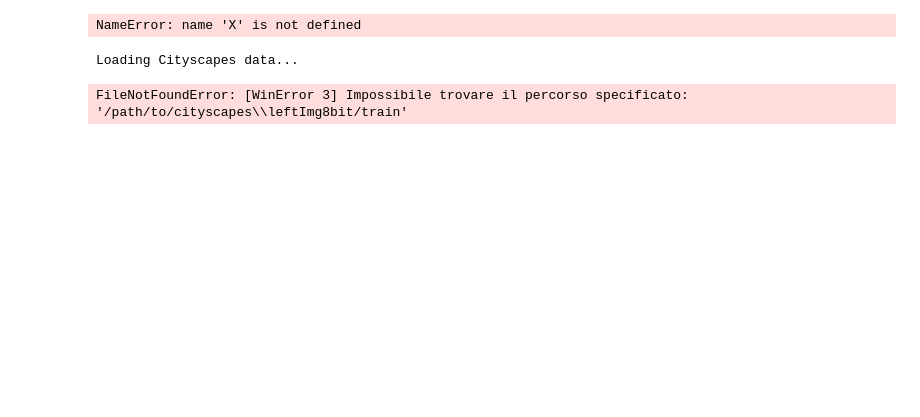
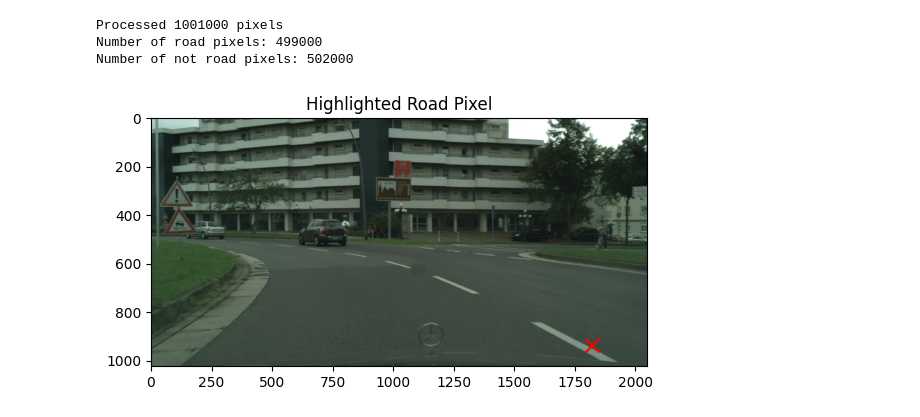
Before and after one commit to tommasosommaruga/CV_project, a Jupyter notebook: dumb_pixel_clssifier.ipynb, the cells around one changed output. Drawn from its saved outputs; the diff is of its cells as text; code cells hidden in the pictures; blank space fills up the shorter version.

Commit message:
fixed pixel classifier

```diff
--- a/dumb_pixel_clssifier.ipynb
+++ b/dumb_pixel_clssifier.ipynb
@@ -74,7 +93,54 @@ X, y = preprocess_data(image_label_pairs)
-# %%
-print(f"Processed {len(X)} pixels")
-# %% [output]
-NameError: name 'X' is not defined
+# %%
+print(f"Processed {len(X)} pixels")
+print(f"Number of road pixels: {np.sum(y)}")
+print(f"Number of not road pixels: {len(y) - np.sum(y)}")
+# %% [output]
+Processed 1001000 pixels
+Number of road pixels: 499000
+Number of not road pixels: 502000
+# %%
+def plot_random_road_pixel(image_path, label_path, pixels_per_image=1000):
+    """
+    Load an image and its label, and highlight a randomly selected road pixel.
+
+    Parameters:
+        image_path (str): Path to the RGB image.
+        label_path (str): Path to the label image.
+        pixels_per_image (int): Number of pixels to sample from the image.
+    """
+    # Load the image and label
+    image = cv2.imread(image_path, cv2.IMREAD_COLOR)
+    label_img = cv2.imread(label_path, cv2.IMREAD_UNCHANGED)
+
+    # Flatten image and labels into 1D arrays
+    image_pixels = image.reshape(-1, 3)  # RGB values
+    label_pixels = label_img.flatten()  # Label IDs
+
+    # Filter for road (TrainId = 7)
+    road_mask = (label_pixels == 7)
+    road_pixels = image_pixels[road_mask]
+
+    # Randomly sample a road pixel
+    if len(road_pixels) > 0:
+        sampled_road_pixel = road_pixels[np.random.choice(road_pixels.shape[0], 1)]
+        road_pixel_index = np.where(label_pixels == 7)[0][np.random.choice(len(road_pixels), 1)]
+
+        # Get pixel coordinates (row, col)
+        row, col = divmod(road_pixel_index[0], label_img.shape[1])
+
+        # Plot the image
+        plt.imshow(cv2.cvtColor(image, cv2.COLOR_BGR2RGB))
+        plt.scatter(col, row, color='red', s=100, marker='x')  # Mark the road pixel
+        plt.title('Highlighted Road Pixel')
+        plt.show()
+
+# Example usage:
+image_path = 'data/leftImg8bit_trainvaltest/leftImg8bit/train/aachen/aachen_000000_000019_leftImg8bit.png'
+label_path = 'data/gtFine_trainvaltest/gtFine/train/aachen/aachen_000000_000019_gtFine_labelIds.png'
+
+plot_random_road_pixel(image_path, label_path)
+# %% [output]
+[figure, added]
 # %%
 # Normalize RGB values
 X = X / 255.0  # Scale RGB to [0, 1]
@@ -108,12 +151 @@ def load_cityscapes_dataset(images_dir, labels_dir):
-# %%
-# Create dataset
-print("Loading Cityscapes data...")
-X, Y = load_cityscapes_dataset(IMAGES_DIR, LABELS_DIR)
-
-# Flatten pixels for input-output training
-X_flat = X.reshape(-1, 3)  # RGB for each pixel
-Y_flat = Y.flatten()  # Corresponding binary label
-# %% [output]
-Loading Cityscapes data...
-FileNotFoundError: [WinError 3] Impossibile trovare il percorso specificato: '/path/to/cityscapes\\leftImg8bit/train'
 # %%
```
Also changed, not shown: parts of 15 cells of this notebook, 1 other file.
